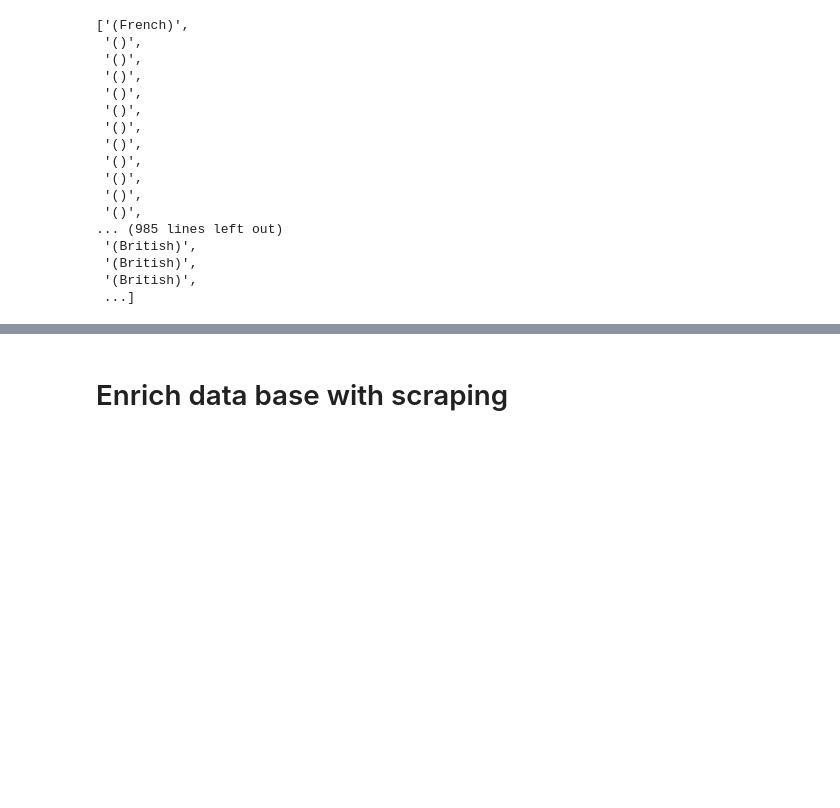
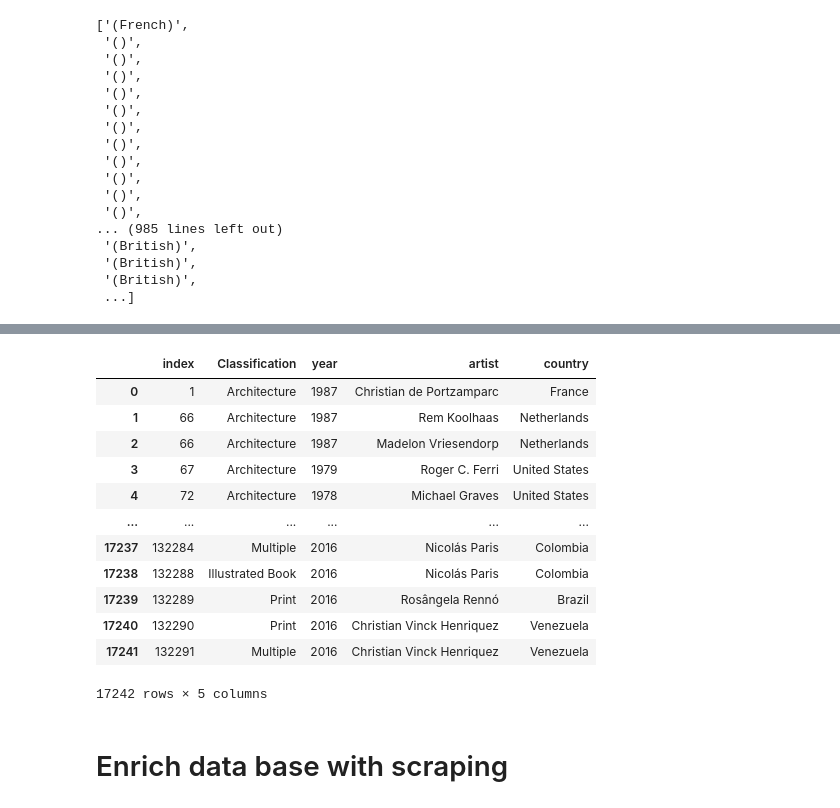
Before and after one commit to jesuschao/ETL-MOMA-Artists, a Jupyter notebook: your-code/Solution.ipynb, the cells around one changed output, grey strips where cells are left out. Drawn from its saved outputs; the diff is of its cells as text; code cells hidden in the pictures; blank space fills up the shorter version.

```diff
--- a/your-code/Solution.ipynb
+++ b/your-code/Solution.ipynb
@@ -343,2 +312,0 @@ df2.info()
-# %%
-df3 = df2.drop(df2[df2['Nationality']=="()"].index)
@@ -348,0 +313,4 @@ df['Art'] = df.Artist.apply(lambda s: [s[:i] for i in range(1, len(s)+1, 2)])
+# %%
+df3.drop(df3.loc[df3['country']=='None'].index, inplace=True)
+# %%
+df4= df3.drop_duplicates()
@@ -349 +333,17 @@ df['Art'] = df.Artist.apply(lambda s: [s[:i] for i in range(1, len(s)+1, 2)])
+# %%
+df4.reset_index()
+# %% [output]
+|  | index | Classification | year | artist | country |
+| 0 | 1 | Architecture | 1987 | Christian de Portzamparc | France |
+| 1 | 66 | Architecture | 1987 | Rem Koolhaas | Netherlands |
+| 2 | 66 | Architecture | 1987 | Madelon Vriesendorp | Netherlands |
+| 3 | 67 | Architecture | 1979 | Roger C. Ferri | United States |
+| 4 | 72 | Architecture | 1978 | Michael Graves | United States |
+| ... | ... | ... | ... | ... | ... |
+| 17237 | 132284 | Multiple | 2016 | Nicolás Paris | Colombia |
+| 17238 | 132288 | Illustrated Book | 2016 | Nicolás Paris | Colombia |
+| 17239 | 132289 | Print | 2016 | Rosângela Rennó | Brazil |
+| 17240 | 132290 | Print | 2016 | Christian Vinck Henriquez | Venezuela |
+| 17241 | 132291 | Multiple | 2016 | Christian Vinck Henriquez | Venezuela |
+17242 rows × 5 columns
 # %%
```
Also changed, not shown: parts of 79 cells of this notebook.
